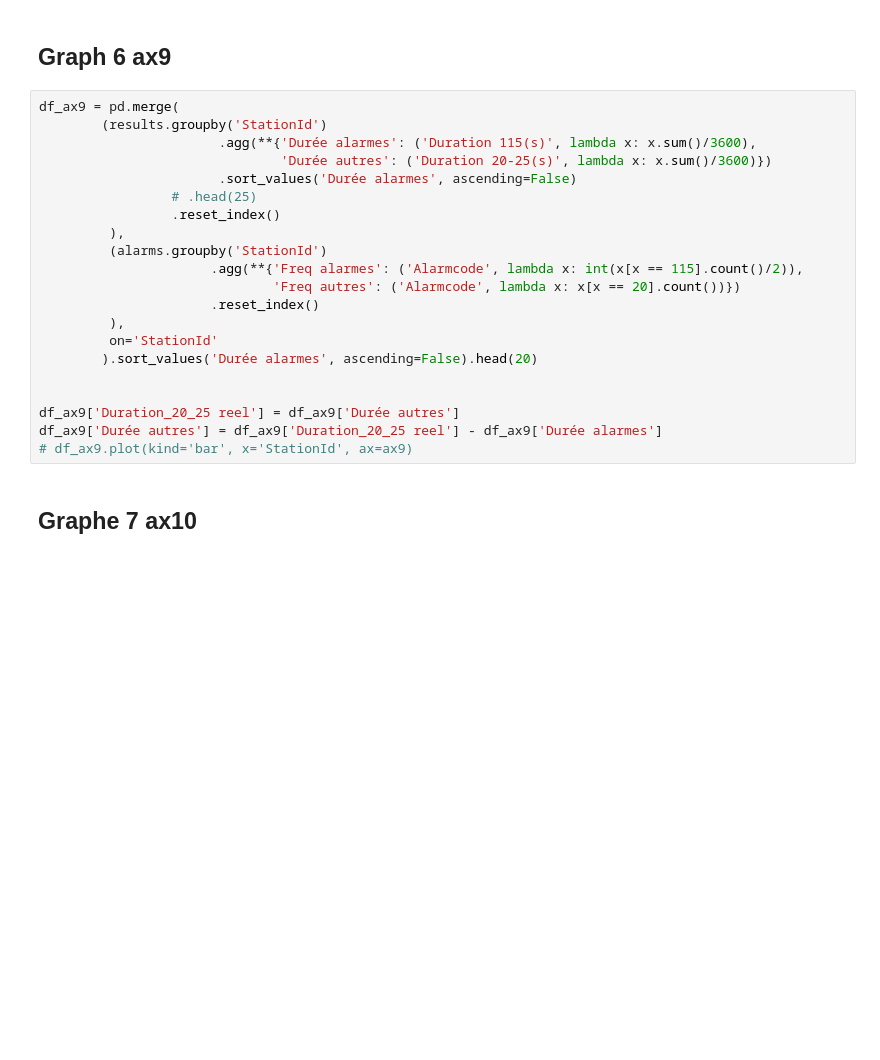
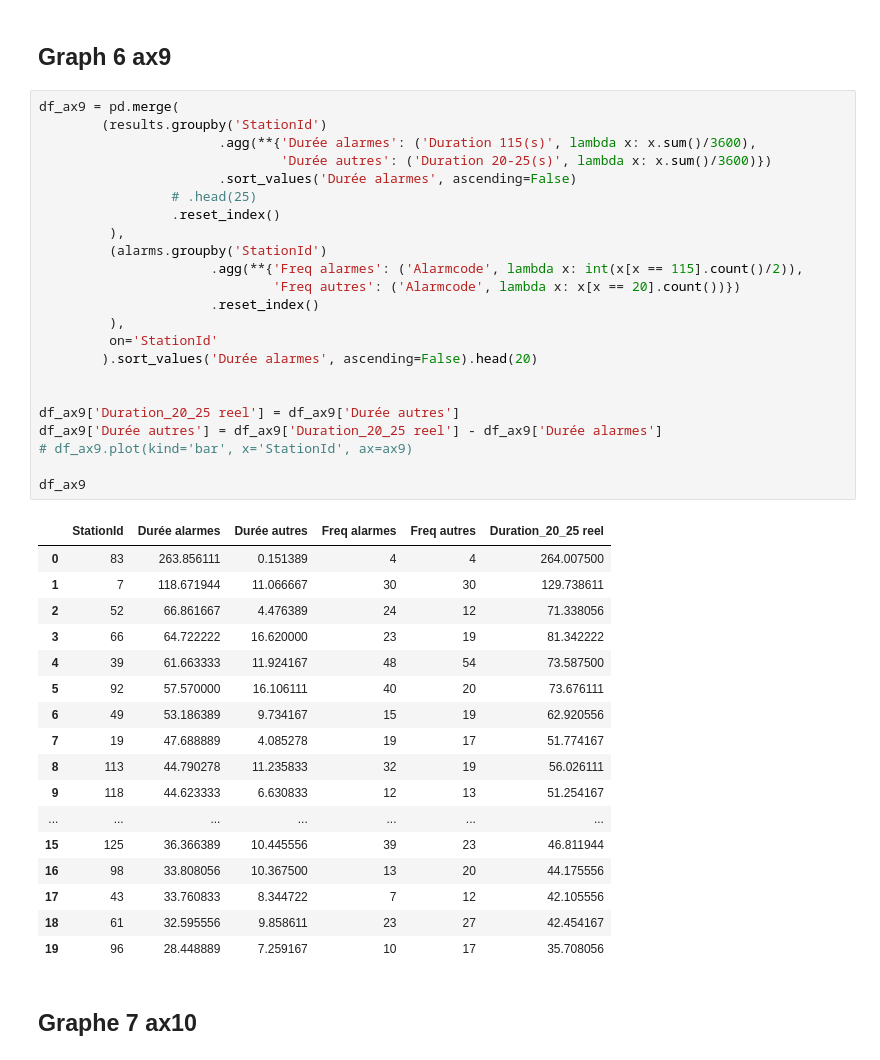
Before and after one commit to capem/TB-Performance, a Jupyter notebook: performance.ipynb, the cells around one changed output. Saved outputs shown, nothing was run; the diff lists cells and outputs as text; blank space fills up the shorter version.

```diff
--- a/performance.ipynb
+++ b/performance.ipynb
@@ -593,24 +669,44 @@ Le MTBF le moins bon du mois est celui de la catégorie "Yaw" :  126 jours
 # %%
 df_ax9 = pd.merge(
         (results.groupby('StationId')
                        .agg(**{'Durée alarmes': ('Duration 115(s)', lambda x: x.sum()/3600),
                                'Durée autres': ('Duration 20-25(s)', lambda x: x.sum()/3600)})
                        .sort_values('Durée alarmes', ascending=False)
                  # .head(25)
                  .reset_index()
          ),
          (alarms.groupby('StationId')
                       .agg(**{'Freq alarmes': ('Alarmcode', lambda x: int(x[x == 115].count()/2)),
                               'Freq autres': ('Alarmcode', lambda x: x[x == 20].count())})
                       .reset_index()
          ),
          on='StationId'
         ).sort_values('Durée alarmes', ascending=False).head(20)
 
 
 df_ax9['Duration_20_25 reel'] = df_ax9['Durée autres']
 df_ax9['Durée autres'] = df_ax9['Duration_20_25 reel'] - df_ax9['Durée alarmes']
 # df_ax9.plot(kind='bar', x='StationId', ax=ax9)
+
+df_ax9
+# %% [output]
+|  | StationId | Durée alarmes | Durée autres | Freq alarmes | Freq autres | Duration_20_25 reel |
+| 0 | 83 | 263.856111 | 0.151389 | 4 | 4 | 264.007500 |
+| 1 | 7 | 118.671944 | 11.066667 | 30 | 30 | 129.738611 |
+| 2 | 52 | 66.861667 | 4.476389 | 24 | 12 | 71.338056 |
+| 3 | 66 | 64.722222 | 16.620000 | 23 | 19 | 81.342222 |
+| 4 | 39 | 61.663333 | 11.924167 | 48 | 54 | 73.587500 |
+| 5 | 92 | 57.570000 | 16.106111 | 40 | 20 | 73.676111 |
+| 6 | 49 | 53.186389 | 9.734167 | 15 | 19 | 62.920556 |
+| 7 | 19 | 47.688889 | 4.085278 | 19 | 17 | 51.774167 |
+| 8 | 113 | 44.790278 | 11.235833 | 32 | 19 | 56.026111 |
+| 9 | 118 | 44.623333 | 6.630833 | 12 | 13 | 51.254167 |
+| ... | ... | ... | ... | ... | ... | ... |
+| 15 | 125 | 36.366389 | 10.445556 | 39 | 23 | 46.811944 |
+| 16 | 98 | 33.808056 | 10.367500 | 13 | 20 | 44.175556 |
+| 17 | 43 | 33.760833 | 8.344722 | 7 | 12 | 42.105556 |
+| 18 | 61 | 32.595556 | 9.858611 | 23 | 27 | 42.454167 |
+| 19 | 96 | 28.448889 | 7.259167 | 10 | 17 | 35.708056 |
 # %% [markdown]
 ## Graphe 7 ax10
 # %%
```
Also changed, not shown: parts of 33 cells of this notebook.
